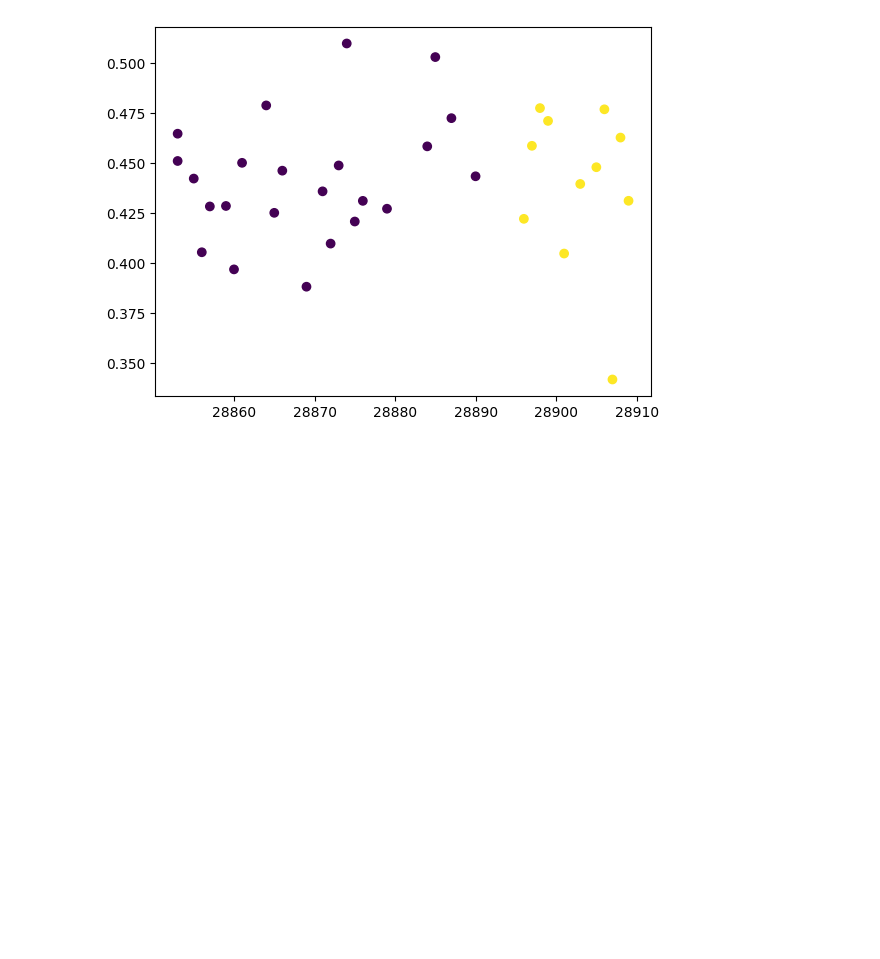
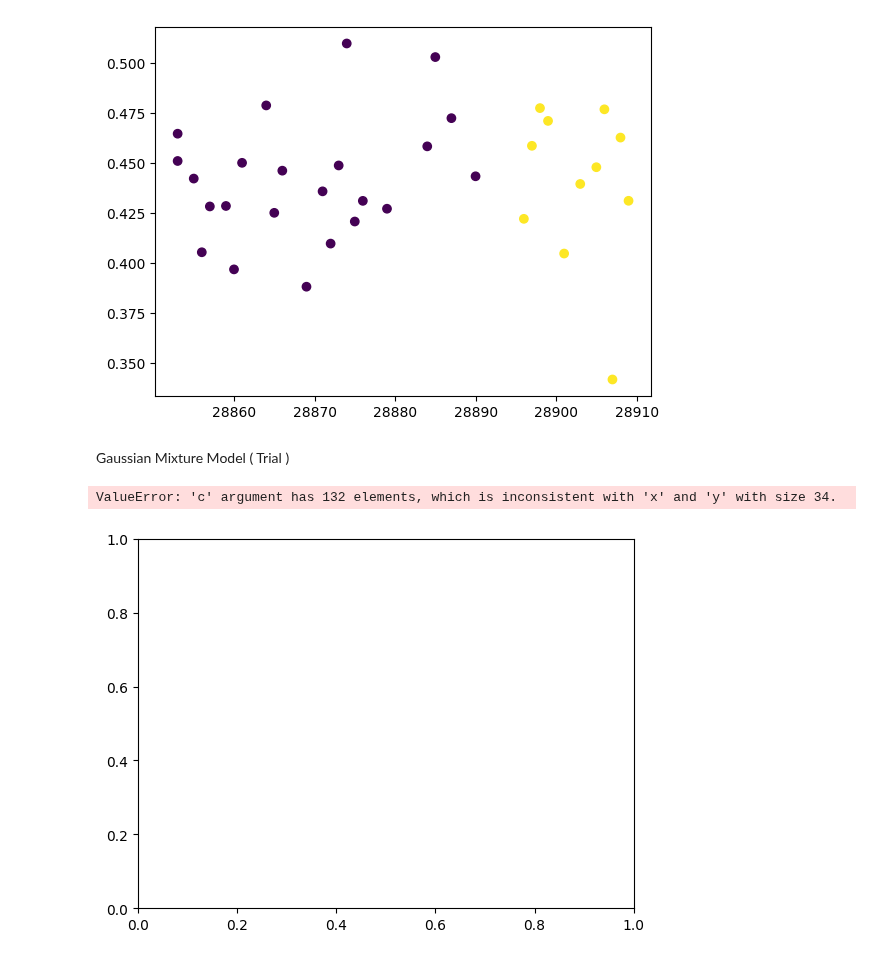
Before and after one commit to riziuzi/ASD_Unsupervised_Subgroup_Discovery, a Jupyter notebook: main.ipynb, the cells around one changed output. Saved outputs shown, nothing was run; the diff lists cells and outputs as text; code cells hidden in the pictures; blank space fills up the shorter version.

```diff
--- a/main.ipynb
+++ b/main.ipynb
@@ -121,3 +121,24 @@ plt.scatter(X[:34 , 0] , X[ :34 , 1] , c= labe[:34] , cmap = "viridis" )
 plt.show()
 # %% [output]
 [figure]
+# %% [markdown]
+Gaussian Mixture Model ( Trial )
+# %%
+from sklearn.mixture import GaussianMixture
+
+gmm = GaussianMixture( n_components = 5 , n_init = 10)
+gmm.fit(X)
+
+c1 = gmm.predict(X)
+
+# model params
+
+# gmm.means_
+# gmm.weights_
+# gmm.covariances_
+
+plt.scatter( X[: 34 , 0] , X[:34 , 1] , c = c1[:34 , ] , cmap = "viridis")
+plt.show()
+# %% [output]
+ValueError: 'c' argument has 132 elements, which is inconsistent with 'x' and 'y' with size 34.
+[figure, added]
```
Also changed, not shown: parts of 4 cells of this notebook.
